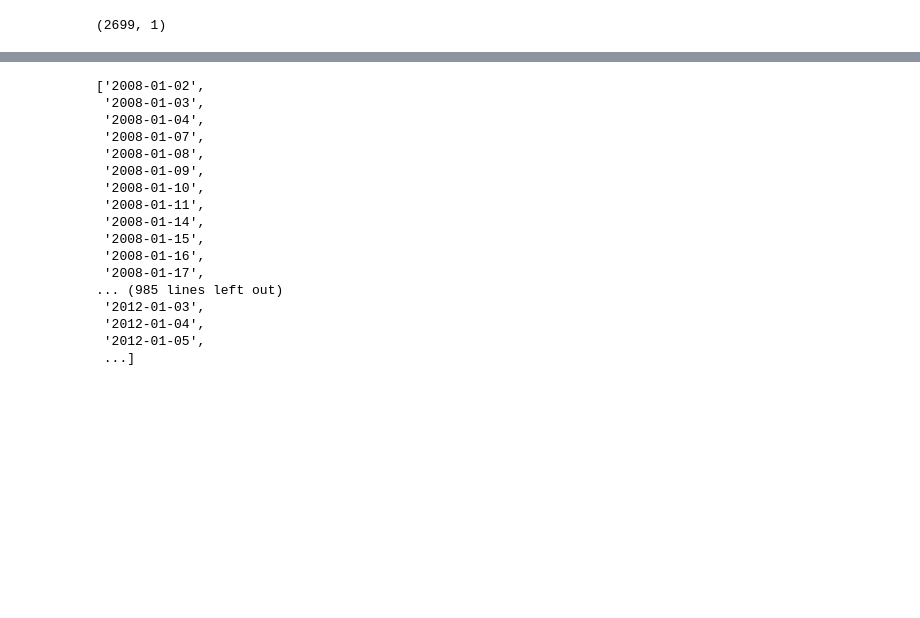
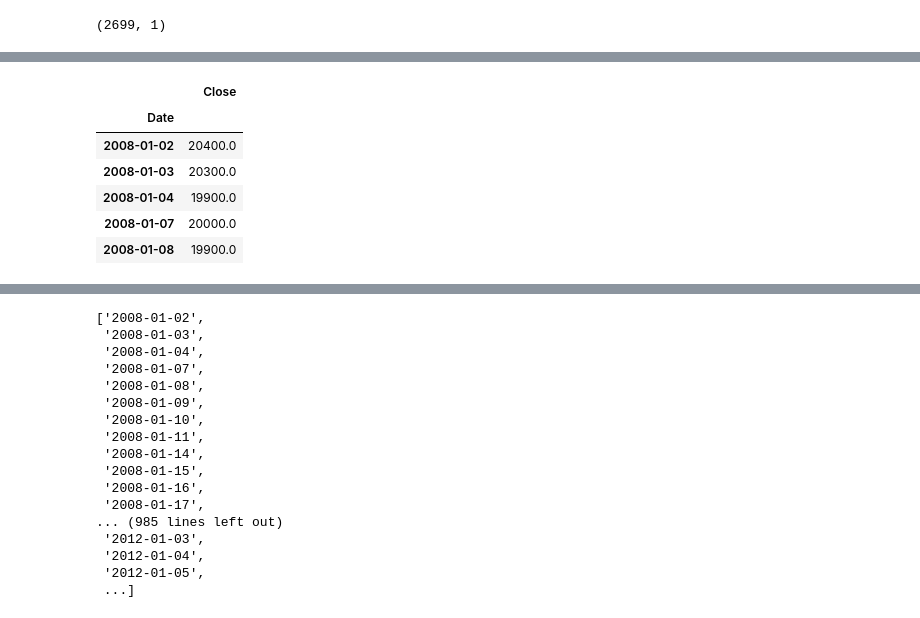
Before and after one commit to nomadlife/stockprice, a Jupyter notebook: 4. data - extraction.ipynb, the cells around one changed output, grey strips where cells are left out. Cells and saved outputs as stored; diff of their text form; code cells hidden in the pictures; blank space fills up the shorter version.

```diff
--- a/4. data - extraction.ipynb
+++ b/4. data - extraction.ipynb
@@ -25,0 +122,10 @@ Timestamp('2008-01-02 00:00:00')
+# %%
+test[test.index <= pd.datetime(2018,1,6)].head()
+# %% [output]
+|  | Close |
+| Date |  |
+| 2008-01-02 | 20400.0 |
+| 2008-01-03 | 20300.0 |
+| 2008-01-04 | 19900.0 |
+| 2008-01-07 | 20000.0 |
+| 2008-01-08 | 19900.0 |
```
Also changed, not shown: parts of 33 cells of this notebook, 1 other file.
